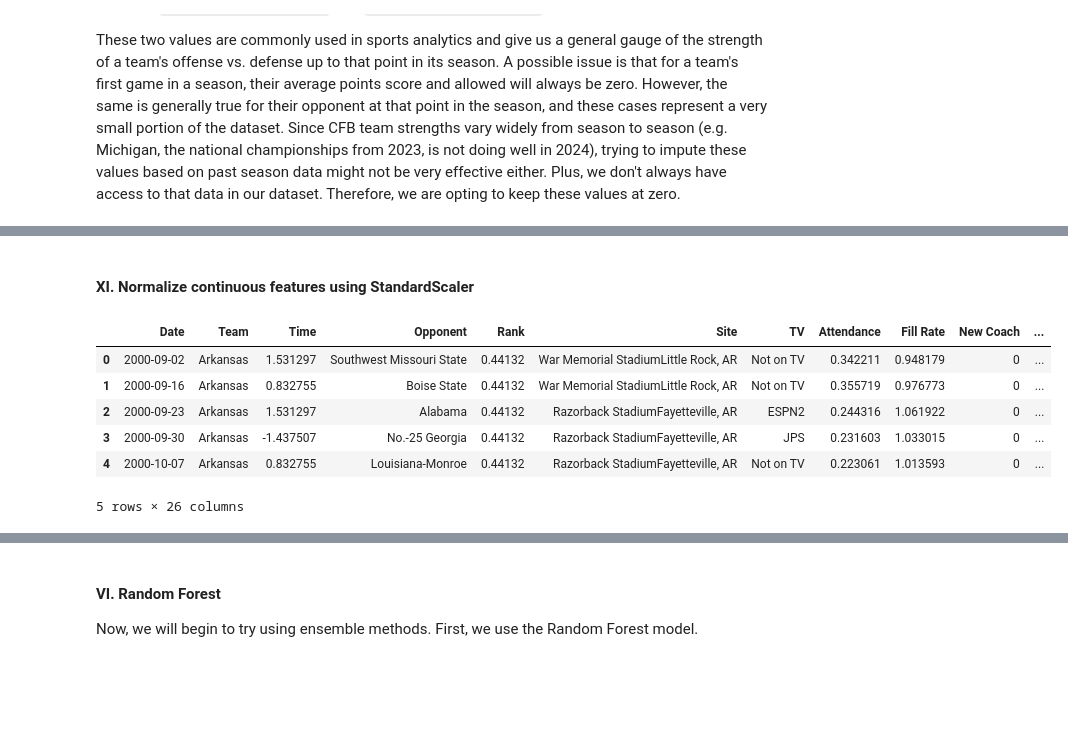
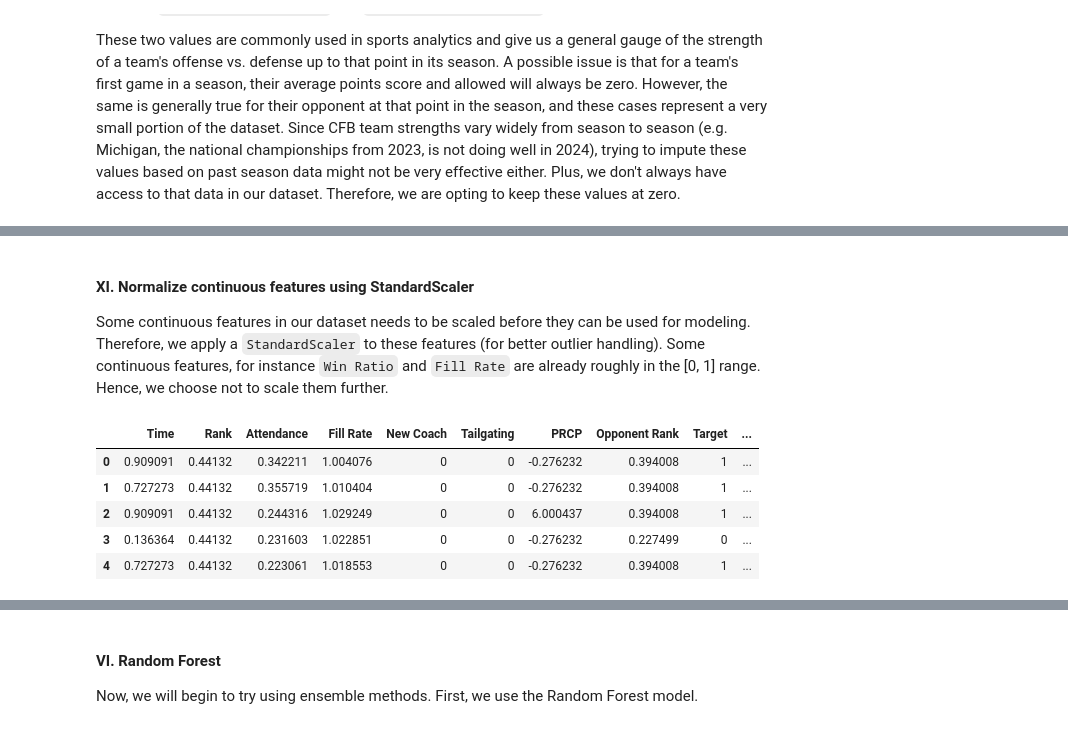
Before and after one commit to lancezhang04/CFBWinPrediction, a Jupyter notebook: main.ipynb, the cells around one changed output, grey strips where cells are left out. Saved outputs shown, nothing was run; the diff lists cells and outputs as text; code cells hidden in the pictures; blank space fills up the shorter version.

```diff
--- a/main.ipynb
+++ b/main.ipynb
@@ -437,0 +418,12 @@ df.head()
+# %%
+# Concatenate the one-hot encoded columns with the original DataFrame
+df = pd.concat([df, home_one_hot, opponent_one_hot], axis=1)
+
+# Drop the original categorical columns as they are now encoded
+df = df.drop(columns=[
+    "Conference", "Opponent Conference",
+    "Opponent Conference Category", "Home Conference Category"
+])
+
+# Display the first few rows of the updated DataFrame
+df.head()
@@ -438,25 +437,26 @@ df.head()
 # %% [markdown]
 #### XI. Normalize continuous features using StandardScaler
+Some continuous features in our dataset needs to be scaled before they can be used for modeling. Therefore, we apply a `StandardScaler` to these features (for better outlier handling). Some continuous features, for instance `Win Ratio` and `Fill Rate` are already roughly in the [0, 1] range. Hence, we choose not to scale them further.
 # %%
 # Initialize a StandardScaler to standardize continuous features
 scaler = StandardScaler()
 
-# List of continuous features to be scaled
+# List of continuous features that need to be scaled
 continuous_features = [
-    'Time', 'Rank', 'Attendance', 'Fill Rate',
-    'PRCP', 'Average Temperature', 'Win Ratio', 'Games Played'
+    'Rank', 'Opponent Rank', 'Attendance',
+    'PRCP', 'Average Temperature', 'Games Played',
+    'Average Points Scored', 'Average Points Allowed',
 ]
 
 # Apply scaling to the specified continuous features in the DataFrame
 df[continuous_features] = scaler.fit_transform(df[continuous_features])
 
 # Display the first few rows of the scaled DataFrame
 df.head()
 # %% [output]
-|  | Date | Team | Time | Opponent | Rank | Site | TV | Attendance | Fill Rate | New Coach | ... |
-| 0 | 2000-09-02 | Arkansas | 1.531297 | Southwest Missouri State | 0.44132 | War Memorial StadiumLittle Rock, AR | Not on TV | 0.342211 | 0.948179 | 0 | ... |
-| 1 | 2000-09-16 | Arkansas | 0.832755 | Boise State | 0.44132 | War Memorial StadiumLittle Rock, AR | Not on TV | 0.355719 | 0.976773 | 0 | ... |
-| 2 | 2000-09-23 | Arkansas | 1.531297 | Alabama | 0.44132 | Razorback StadiumFayetteville, AR | ESPN2 | 0.244316 | 1.061922 | 0 | ... |
-| 3 | 2000-09-30 | Arkansas | -1.437507 | No.-25 Georgia | 0.44132 | Razorback StadiumFayetteville, AR | JPS | 0.231603 | 1.033015 | 0 | ... |
-| 4 | 2000-10-07 | Arkansas | 0.832755 | Louisiana-Monroe | 0.44132 | Razorback StadiumFayetteville, AR | Not on TV | 0.223061 | 1.013593 | 0 | ... |
+|  | Time | Rank | Attendance | Fill Rate | New Coach | Tailgating | PRCP | Opponent Rank | Target | ... |
+| 0 | 0.909091 | 0.44132 | 0.342211 | 1.004076 | 0 | 0 | -0.276232 | 0.394008 | 1 | ... |
+| 1 | 0.727273 | 0.44132 | 0.355719 | 1.010404 | 0 | 0 | -0.276232 | 0.394008 | 1 | ... |
+| 2 | 0.909091 | 0.44132 | 0.244316 | 1.029249 | 0 | 0 | 6.000437 | 0.394008 | 1 | ... |
+| 3 | 0.136364 | 0.44132 | 0.231603 | 1.022851 | 0 | 0 | -0.276232 | 0.227499 | 0 | ... |
+| 4 | 0.727273 | 0.44132 | 0.223061 | 1.018553 | 0 | 0 | -0.276232 | 0.394008 | 1 | ... |
-5 rows × 26 columns
```
Also changed, not shown: parts of 26 cells of this notebook.
